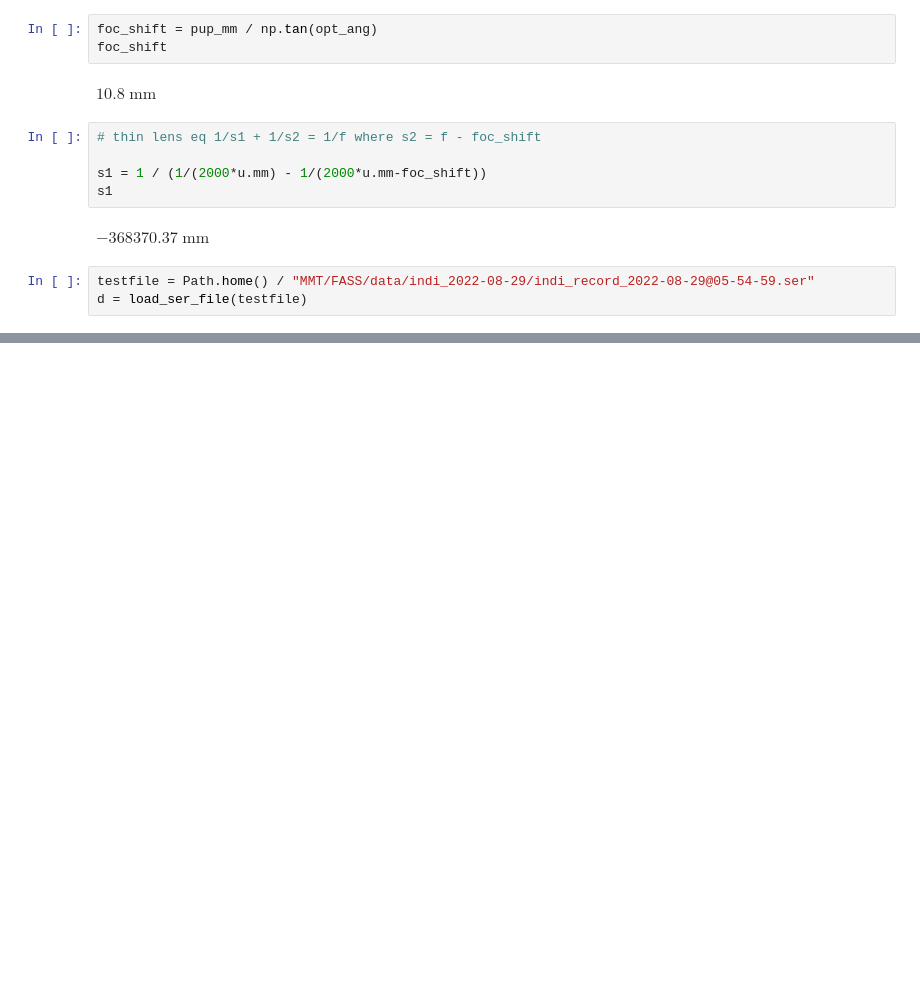
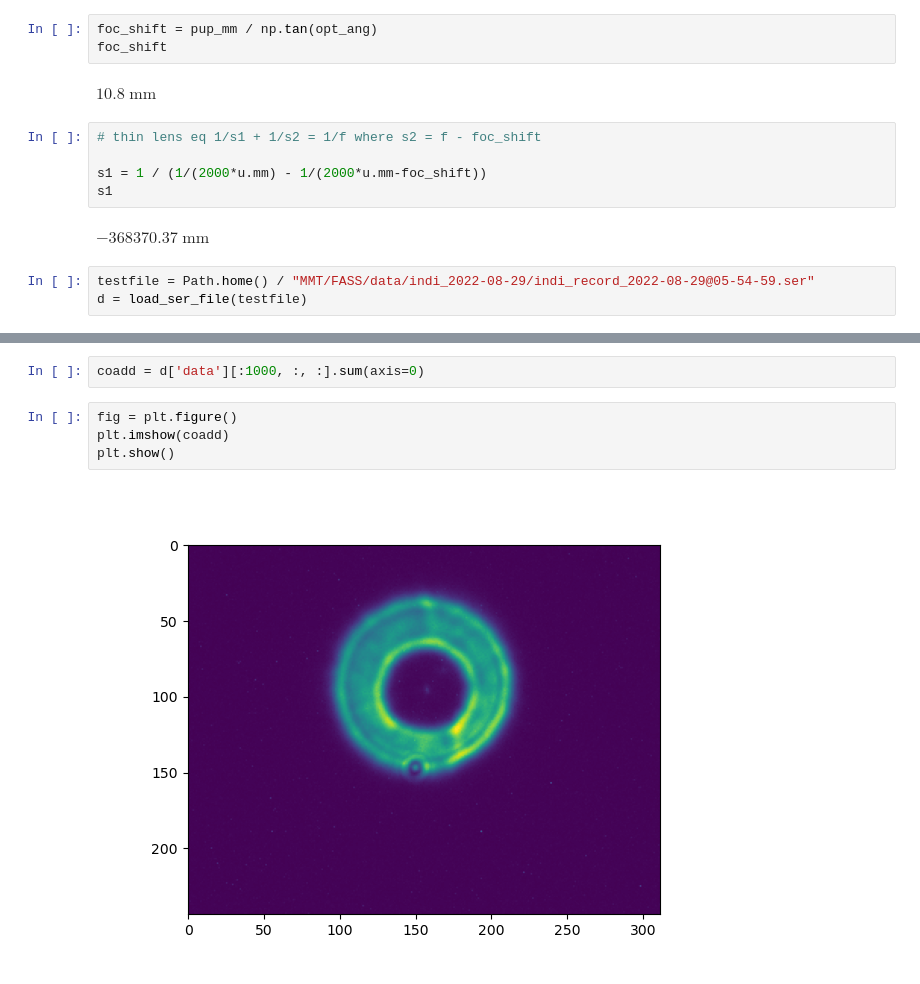
Before and after one commit to tepickering/ser_utils, a Jupyter notebook: notebooks/fass_dev.ipynb, the cells around one changed output, grey strips where cells are left out. Cells and saved outputs as stored; diff of their text form; blank space fills up the shorter version.

```diff
--- a/notebooks/fass_dev.ipynb
+++ b/notebooks/fass_dev.ipynb
@@ -66,0 +78,8 @@ plt.show()
+# %%
+coadd = d['data'][:1000, :, :].sum(axis=0)
+# %%
+fig = plt.figure()
+plt.imshow(coadd)
+plt.show()
+# %% [output]
+[figure, added]
```
Also changed, not shown: parts of 5 cells of this notebook.
